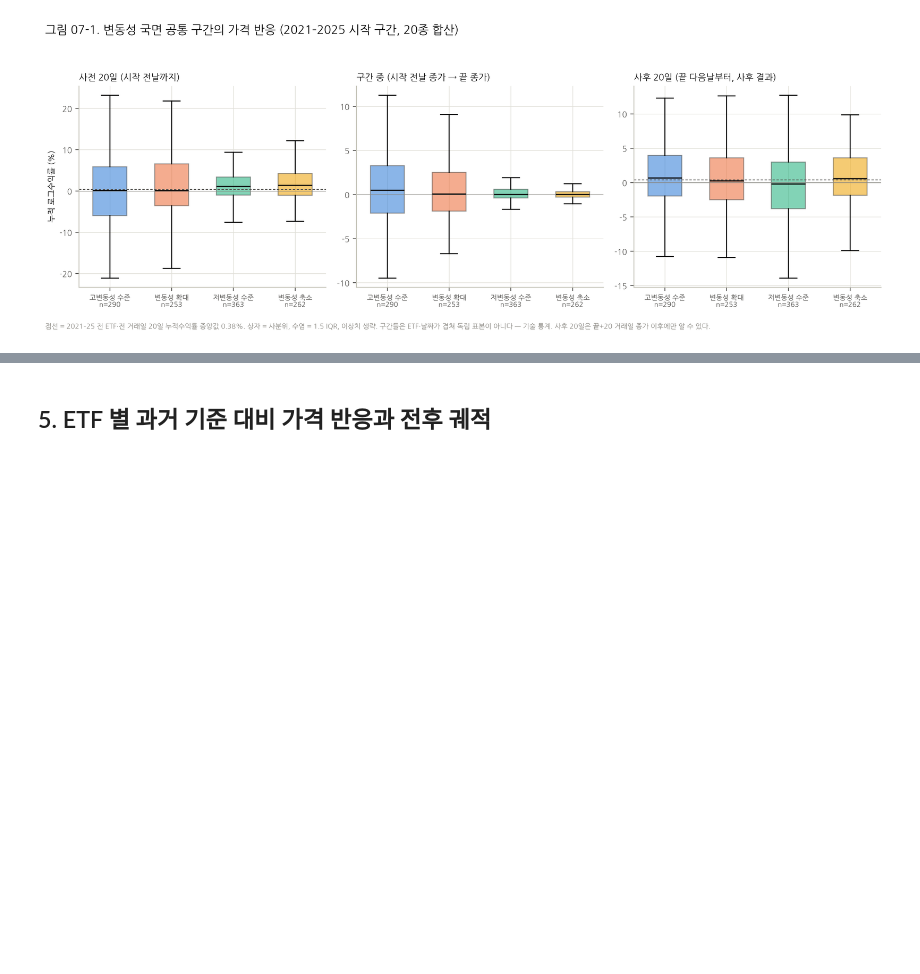
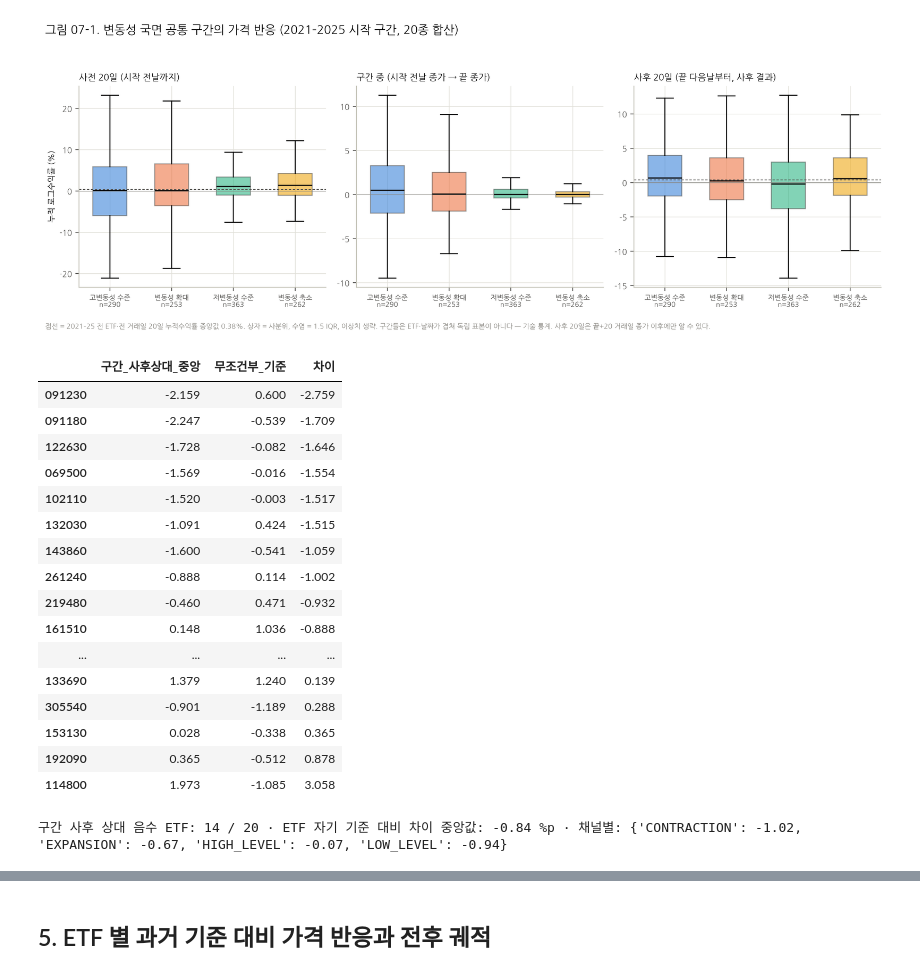
Before and after one commit to nanahyun3/R2H, a Jupyter notebook: notebooks/07_가격반응_ETF상대움직임_CNN인계.ipynb, the cells around one changed output, grey strips where cells are left out. Saved outputs shown, nothing was run; the diff lists cells and outputs as text; code cells hidden in the pictures; blank space fills up the shorter version.

```diff
--- a/notebooks/07_가격반응_ETF상대움직임_CNN인계.ipynb
+++ b/notebooks/07_가격반응_ETF상대움직임_CNN인계.ipynb
@@ -194,6 +194,35 @@ display(Image(filename=str(FIG_FILES[-2]), width=950))  # 표시
 | PILOT | 0 | 0 | 0 | 0 |
 | PRIMARY | 0 | 0 | 0 | 0 |
 [figure]
+# %%
+# 계약 외 사후 확인 (W2-lock-1 의 [A-n] 에 없음, 결과를 본 뒤 추가): 사후 20일 상대값의 음수가 종목 구성 때문인지 본다.
+FWD20 = PF[PF.h == 20].pivot(index="date", columns="ticker", values="fwd_R")  # 미래 20일 누적수익률 (사후)
+UREL = pd.DataFrame({t: FWD20[t] - FWD20.drop(columns=t).median(axis=1) for t in FWD20.columns})  # 같은 날 나머지 19종 대비
+UBASE = UREL[UREL.index.year.isin(CFG["core_years"])].median()  # ETF 별 무조건부 기준 (2021–2025 전 거래일)
+BY_ETF = P_RE.groupby("ticker").post_rel_h20.median()  # ETF 별 구간 사후 상대 중앙값
+COMP = pd.DataFrame({"구간_사후상대_중앙": BY_ETF, "무조건부_기준": UBASE, "차이": BY_ETF - UBASE}).round(3)  # 비교표
+display(COMP.sort_values("차이"))  # ETF 별
+CH_DIFF = {ch: round(float((g.groupby("ticker").post_rel_h20.median() - UBASE).median()), 2) for ch, g in P_RE.groupby("channel")}  # 채널별 ETF 중앙 차이
+print("구간 사후 상대 음수 ETF:", int((BY_ETF < 0).sum()), "/ 20 · ETF 자기 기준 대비 차이 중앙값:", round(float(COMP.차이.median()), 2), "%p · 채널별:", CH_DIFF)  # 요약
+# %% [output]
+|  | 구간_사후상대_중앙 | 무조건부_기준 | 차이 |
+| 091230 | -2.159 | 0.600 | -2.759 |
+| 091180 | -2.247 | -0.539 | -1.709 |
+| 122630 | -1.728 | -0.082 | -1.646 |
+| 069500 | -1.569 | -0.016 | -1.554 |
+| 102110 | -1.520 | -0.003 | -1.517 |
+| 132030 | -1.091 | 0.424 | -1.515 |
+| 143860 | -1.600 | -0.541 | -1.059 |
+| 261240 | -0.888 | 0.114 | -1.002 |
+| 219480 | -0.460 | 0.471 | -0.932 |
+| 161510 | 0.148 | 1.036 | -0.888 |
+| ... | ... | ... | ... |
+| 133690 | 1.379 | 1.240 | 0.139 |
+| 305540 | -0.901 | -1.189 | 0.288 |
+| 153130 | 0.028 | -0.338 | 0.365 |
+| 192090 | 0.365 | -0.512 | 0.878 |
+| 114800 | 1.973 | -1.085 | 3.058 |
+구간 사후 상대 음수 ETF: 14 / 20 · ETF 자기 기준 대비 차이 중앙값: -0.84 %p · 채널별: {'CONTRACTION': -1.02, 'EXPANSION': -0.67, 'HIGH_LEVEL': -0.07, 'LOW_LEVEL': -0.94}
 # %% [markdown]
 **해석 (그림 07-1, 2021–2025 시작 구간).**
 - **방향은 섞여 있다.** 구간 중 상승 비율은 고변동성 60.3%, 확대 56.5%, 저변동성 51.2%, 축소 53.1% 다. 변동성 확대·고변동성은 하락만이 아니라 상승 급변도 포함한다.
```
Also changed, not shown: parts of 3 cells of this notebook, 7 other files.
